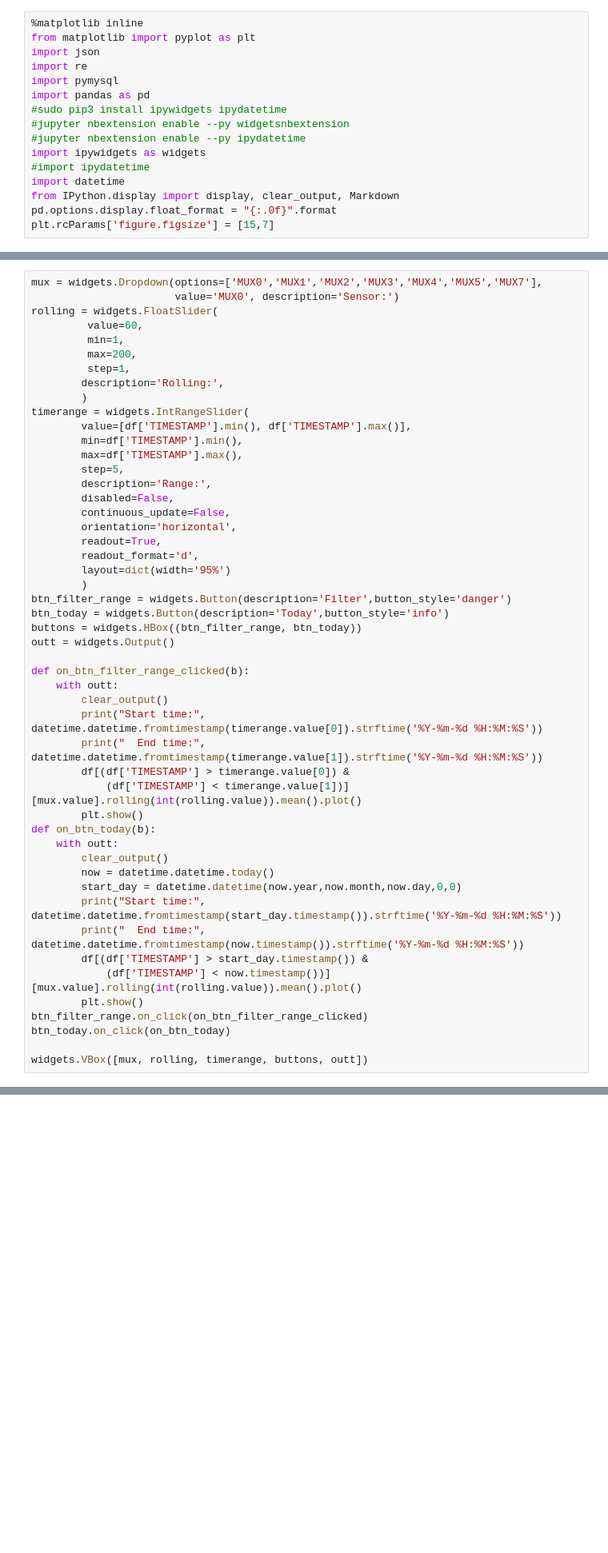
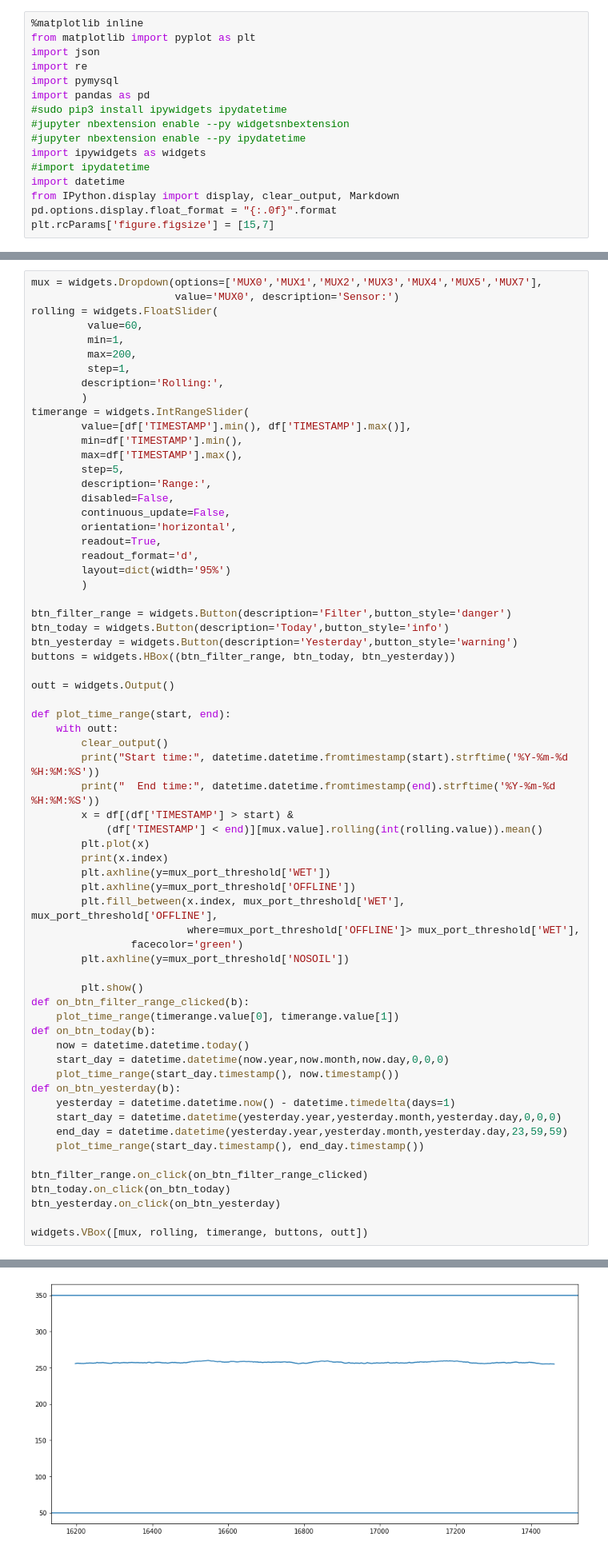
Before and after one commit to mygs/babilonia, a Jupyter notebook: research/terrace/osasco.ipynb, the cells around one changed output, grey strips where cells are left out. Shown: that part at 80% size. Cells and saved outputs as stored; diff of their text form; blank space fills up the shorter version.

Commit message:
lines wet nosoil offline

```diff
--- a/research/terrace/osasco.ipynb
+++ b/research/terrace/osasco.ipynb
@@ -96,45 +97,61 @@ rolling = widgets.FloatSlider(
          step=1,
         description='Rolling:',
         )
 timerange = widgets.IntRangeSlider(
         value=[df['TIMESTAMP'].min(), df['TIMESTAMP'].max()],
         min=df['TIMESTAMP'].min(),
         max=df['TIMESTAMP'].max(),
         step=5,
         description='Range:',
         disabled=False,
         continuous_update=False,
         orientation='horizontal',
         readout=True,
         readout_format='d',
         layout=dict(width='95%')
         )
+
 btn_filter_range = widgets.Button(description='Filter',button_style='danger')
 btn_today = widgets.Button(description='Today',button_style='info')
-buttons = widgets.HBox((btn_filter_range, btn_today))
+btn_yesterday = widgets.Button(description='Yesterday',button_style='warning')
+buttons = widgets.HBox((btn_filter_range, btn_today, btn_yesterday))
+
 outt = widgets.Output()
 
-def on_btn_filter_range_clicked(b):
+def plot_time_range(start, end):
     with outt:
         clear_output()
-        print("Start time:", datetime.datetime.fromtimestamp(timerange.value[0]).strftime('%Y-%m-%d %H:%M:%S'))
-        print("  End time:", datetime.datetime.fromtimestamp(timerange.value[1]).strftime('%Y-%m-%d %H:%M:%S'))
-        df[(df['TIMESTAMP'] > timerange.value[0]) &
-            (df['TIMESTAMP'] < timerange.value[1])][mux.value].rolling(int(rolling.value)).mean().plot()
+        print("Start time:", datetime.datetime.fromtimestamp(start).strftime('%Y-%m-%d %H:%M:%S'))
+        print("  End time:", datetime.datetime.fromtimestamp(end).strftime('%Y-%m-%d %H:%M:%S'))
+        x = df[(df['TIMESTAMP'] > start) &
+            (df['TIMESTAMP'] < end)][mux.value].rolling(int(rolling.value)).mean()
+        plt.plot(x)
+        print(x.index)
+        plt.axhline(y=mux_port_threshold['WET'])
+        plt.axhline(y=mux_port_threshold['OFFLINE'])
+        plt.fill_between(x.index, mux_port_threshold['WET'], mux_port_threshold['OFFLINE'],
+                         where=mux_port_threshold['OFFLINE']> mux_port_threshold['WET'],
+                facecolor='green')
+        plt.axhline(y=mux_port_threshold['NOSOIL'])
+
         plt.show()
+def on_btn_filter_range_clicked(b):
+    plot_time_range(timerange.value[0], timerange.value[1])
 def on_btn_today(b):
-    with outt:
-        clear_output()
-        now = datetime.datetime.today()
-        start_day = datetime.datetime(now.year,now.month,now.day,0,0)
-        print("Start time:", datetime.datetime.fromtimestamp(start_day.timestamp()).strftime('%Y-%m-%d %H:%M:%S'))
-        print("  End time:", datetime.datetime.fromtimestamp(now.timestamp()).strftime('%Y-%m-%d %H:%M:%S'))
-        df[(df['TIMESTAMP'] > start_day.timestamp()) &
-            (df['TIMESTAMP'] < now.timestamp())][mux.value].rolling(int(rolling.value)).mean().plot()
-        plt.show()
+    now = datetime.datetime.today()
+    start_day = datetime.datetime(now.year,now.month,now.day,0,0,0)
+    plot_time_range(start_day.timestamp(), now.timestamp())
+def on_btn_yesterday(b):
+    yesterday = datetime.datetime.now() - datetime.timedelta(days=1)
+    start_day = datetime.datetime(yesterday.year,yesterday.month,yesterday.day,0,0,0)
+    end_day = datetime.datetime(yesterday.year,yesterday.month,yesterday.day,23,59,59)
+    plot_time_range(start_day.timestamp(), end_day.timestamp())
+
 btn_filter_range.on_click(on_btn_filter_range_clicked)
 btn_today.on_click(on_btn_today)
+btn_yesterday.on_click(on_btn_yesterday)
 
 widgets.VBox([mux, rolling, timerange, buttons, outt])
 # %% [output]
 VBox(children=(Dropdown(description='Sensor:', options=('MUX0', 'MUX1', 'MUX2', 'MUX3', 'MUX4', 'MUX5', 'MUX7'…
+[figure, added]
```
Also changed, not shown: parts of 8 cells of this notebook.
